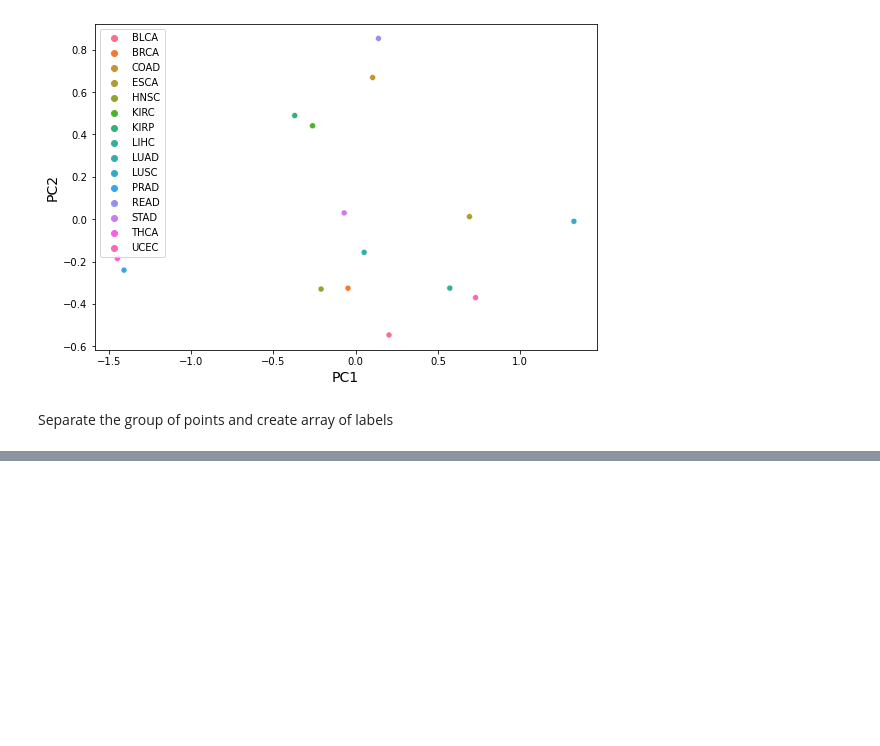
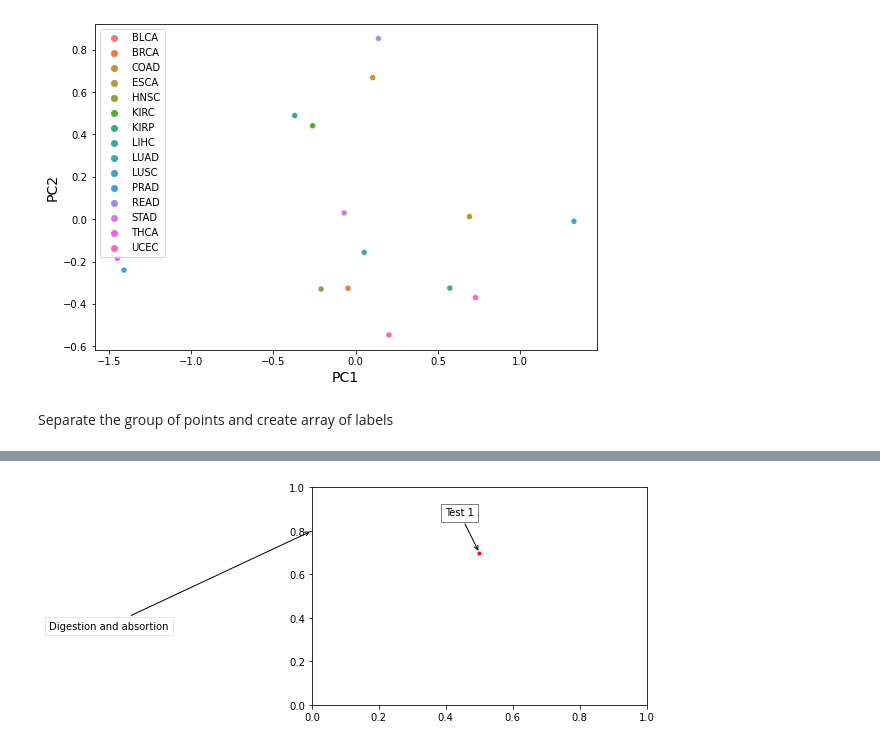
Before and after one commit to SamSaladino/FC-of-Genetic-pathways, a Jupyter notebook: Expr_pathways.ipynb, the cells around one changed output, grey strips where cells are left out. Drawn from its saved outputs; the diff is of its cells as text; code cells hidden in the pictures; blank space fills up the shorter version.

```diff
--- a/Expr_pathways.ipynb
+++ b/Expr_pathways.ipynb
@@ -195,0 +214,49 @@ plt.show()
+# %%
+from matplotlib.patches import Circle
+from matplotlib.offsetbox import (TextArea, DrawingArea, OffsetImage,
+                                  AnnotationBbox)
+from matplotlib.cbook import get_sample_data
+
+
+fig, ax = plt.subplots()
+
+# Define a 1st position to annotate (display it with a marker)
+xy = (0.5, 0.7)
+ax.plot(xy[0], xy[1], ".r")
+
+# Annotate the 1st position with a text box ('Test 1')
+offsetbox = TextArea("Test 1")
+
+ab = AnnotationBbox(offsetbox, xy,
+                    xybox=(-20, 40),
+                    xycoords='data',
+                    boxcoords="offset points",
+                    arrowprops=dict(arrowstyle="->"),
+                    bboxprops=dict(alpha=0.5))
+ax.add_artist(ab)
+
+
+# Define a 2nd position to annotate (don't display with a marker this time)
+xy = [0, 0.8]
+
+# Annotate the 2nd position with a circle patch
+da = TextArea("Digestion and absortion")
+
+ab = AnnotationBbox(da, xy,
+                    xybox=(1., xy[1]),
+                    xycoords='data',
+                    boxcoords=("axes fraction", "data"),
+                    box_alignment=(5,10),
+                    arrowprops=dict(arrowstyle="->"),
+                    bboxprops=dict(alpha=0.1))
+
+ax.add_artist(ab)
+
+
+# Fix the display limits to see everything
+ax.set_xlim(0, 1)
+ax.set_ylim(0, 1)
+
+plt.show()
+# %% [output]
+[figure, added]
```
Also changed, not shown: parts of 2 cells of this notebook, 1 other file.
